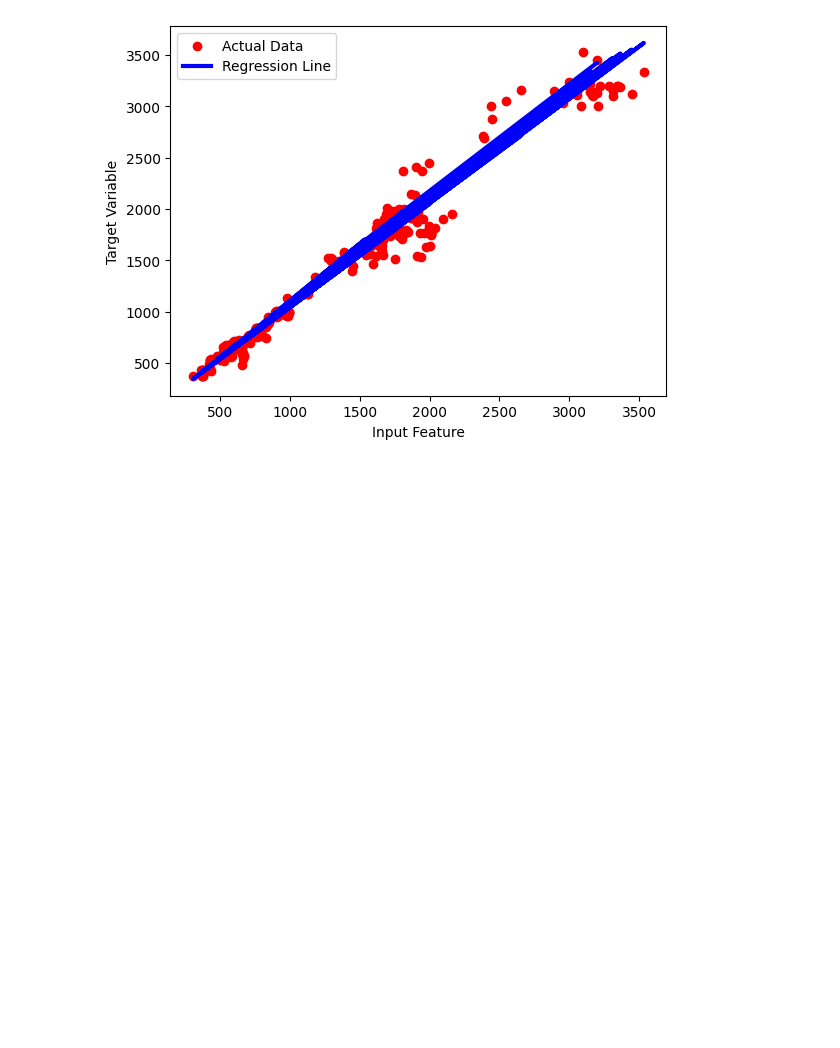
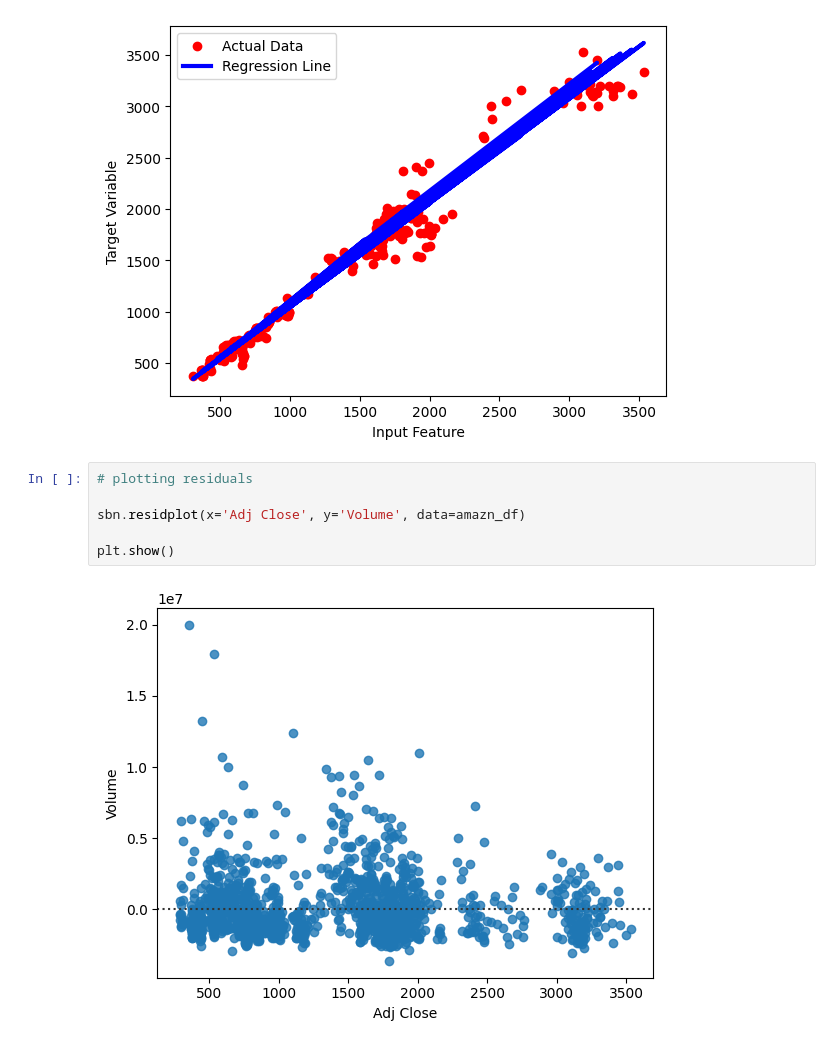
Before and after one commit to Nyandago/Linear-Regression, a Jupyter notebook: linear_regression.ipynb, the cells around one changed output. Cells and saved outputs as stored; diff of their text form; blank space fills up the shorter version.

```diff
--- a/linear_regression.ipynb
+++ b/linear_regression.ipynb
@@ -110,3 +118,11 @@ plt.legend()
 plt.show()
 # %% [output]
 [figure]
+# %%
+# plotting residuals
+
+sbn.residplot(x='Adj Close', y='Volume', data=amazn_df)
+
+plt.show()
+# %% [output]
+[figure, added]
```
Also changed, not shown: parts of 1 cell of this notebook.
